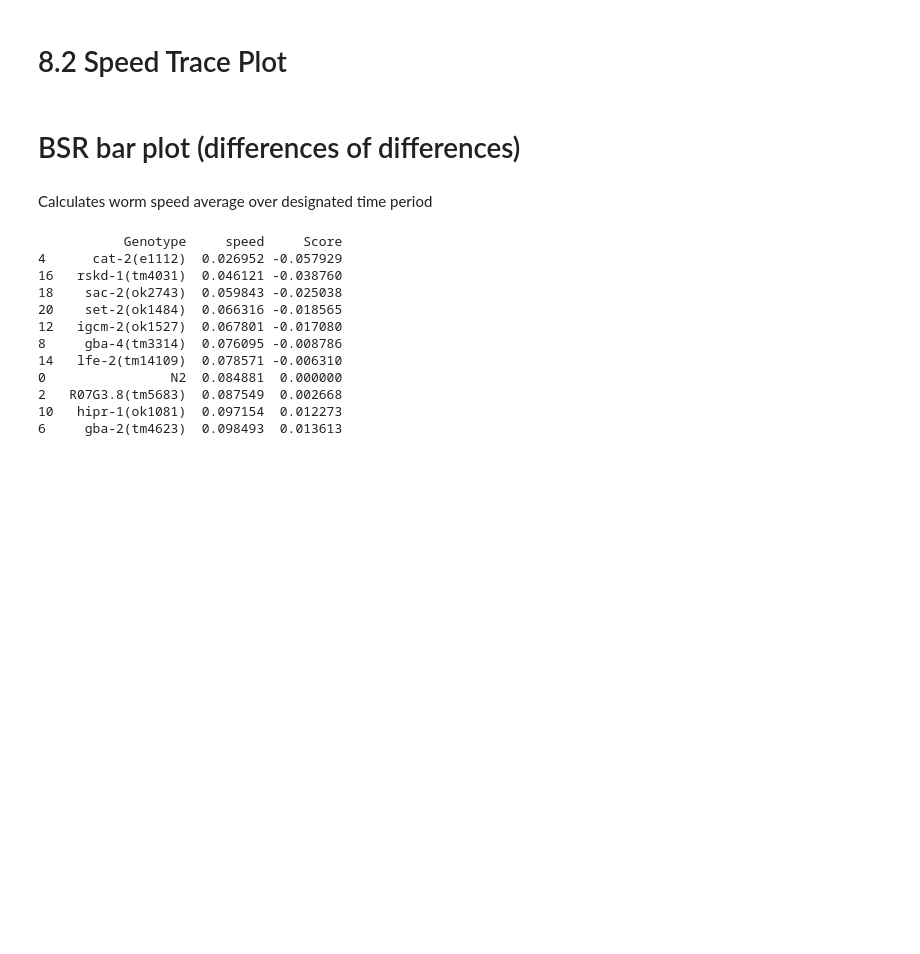
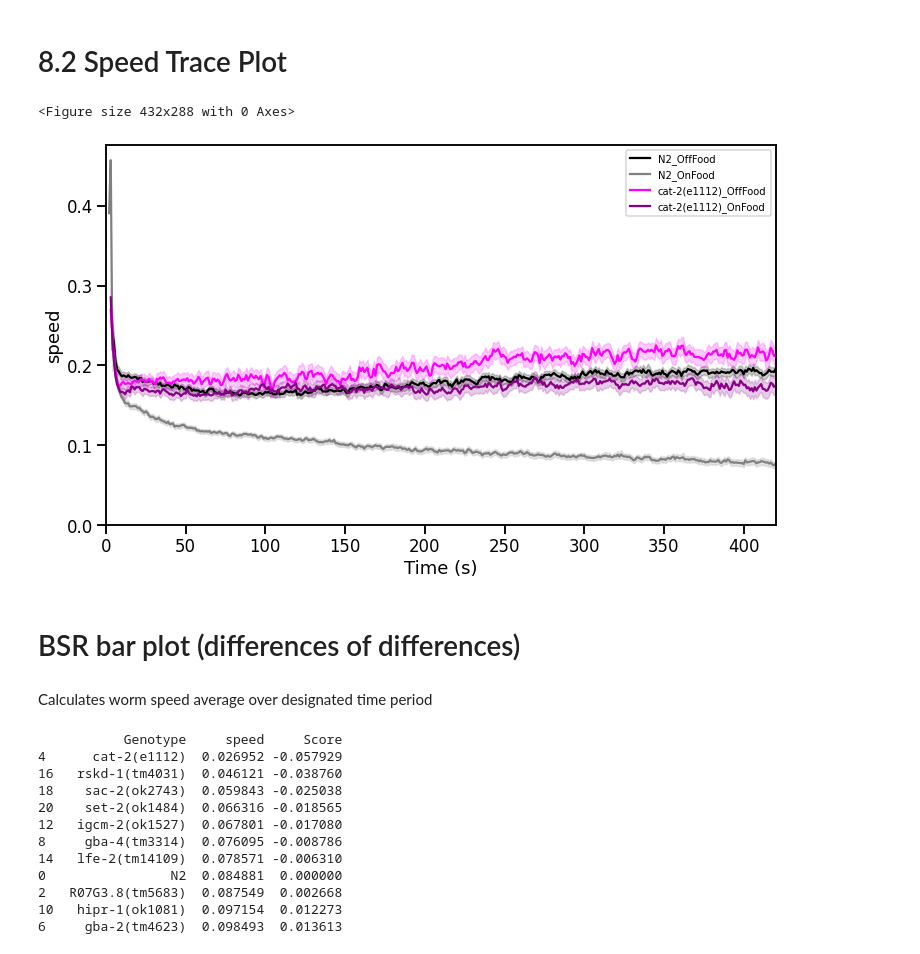
Before and after one commit to JosephLiangUBC/Joseph-Jupyter-Notebooks, a Jupyter notebook: Ben_postcsv_SpeedTraceNoFoodOnFoodExptUpdated_V2.0.ipynb, the cells around one changed output. Drawn from its saved outputs; the diff is of its cells as text; code cells hidden in the pictures; blank space fills up the shorter version.

Commit message:
added way to easily plot just N2 and cat-2 in speed trace

```diff
--- a/Ben_postcsv_SpeedTraceNoFoodOnFoodExptUpdated_V2.0.ipynb
+++ b/Ben_postcsv_SpeedTraceNoFoodOnFoodExptUpdated_V2.0.ipynb
@@ -44,3 +44,9 @@ print(TotalConcatenated.head())
 2     0.08795  0.10974  N2_OffFood
 3     0.23440  0.20390  N2_OffFood
 4     0.13390  0.11664  N2_OffFood
+# %%
+N2_cat2 = ['N2_OffFood', 'N2_OnFood', 'cat-2(e1112)_OffFood', 'cat-2(e1112)_OnFood']
+TotalN2cat2 = TotalConcatenated[TotalConcatenated['Strain'].isin(N2_cat2)]
+
+print(TotalN2cat2.shape)
+print(TotalN2cat2.head())
@@ -49,39 +73,43 @@ print(TotalConcatenated.head())
 # %%
 # Setting viewing range for your graph
 top = 0.35
 bottom = 0
 left = 0
 right = 420
 
 sns.set_context("talk")
 plt.figure(linewidth = 2.5)
 plt.figure(figsize=(12,7))
 plt.gca().xaxis.grid(False)
 ax = sns.lineplot(x="time_bin",
              y="speed",
-             data = TotalConcatenated,
+             # data = TotalConcatenated,
+             data = TotalN2cat2,
              hue = 'Strain',
              palette = ['black',
                         'grey',
                         '#FF00FF',
                         '#8B008B',
-                        'green',
-                        'lightgreen',
-                        'royalblue',
-                        'lightblue',
+                        # 'green',
+                        # 'lightgreen',
+                        # 'royalblue',
+                        # 'lightblue',
 #                         '#FFB5C5',
 #                         '#CD6889'
                        ])
 plt.xlabel("Time (s)")
 # plt.ylabel("Speed (mm/s)")
 # plt.title("Speed Trace")
 # plt.ylim(top = top)
 plt.ylim(bottom = bottom)
 plt.xlim(left= left)
 plt.xlim(right = right)
 ax.legend(loc = 'upper right', fontsize = '10')
-# plt.savefig(f'Speed_Trace_{left}to{right}s.png', format='png', dpi=450)
+plt.savefig(f'Speed_Trace_{left}to{right}s.png', format='png', dpi=450)
 plt.show()
+# %% [output]
+<Figure size 432x288 with 0 Axes>
+[figure, added]
 # %% [markdown]
 # BSR bar plot (differences of differences)
 # %% [markdown]
```
Also changed, not shown: parts of 1 cell of this notebook.
